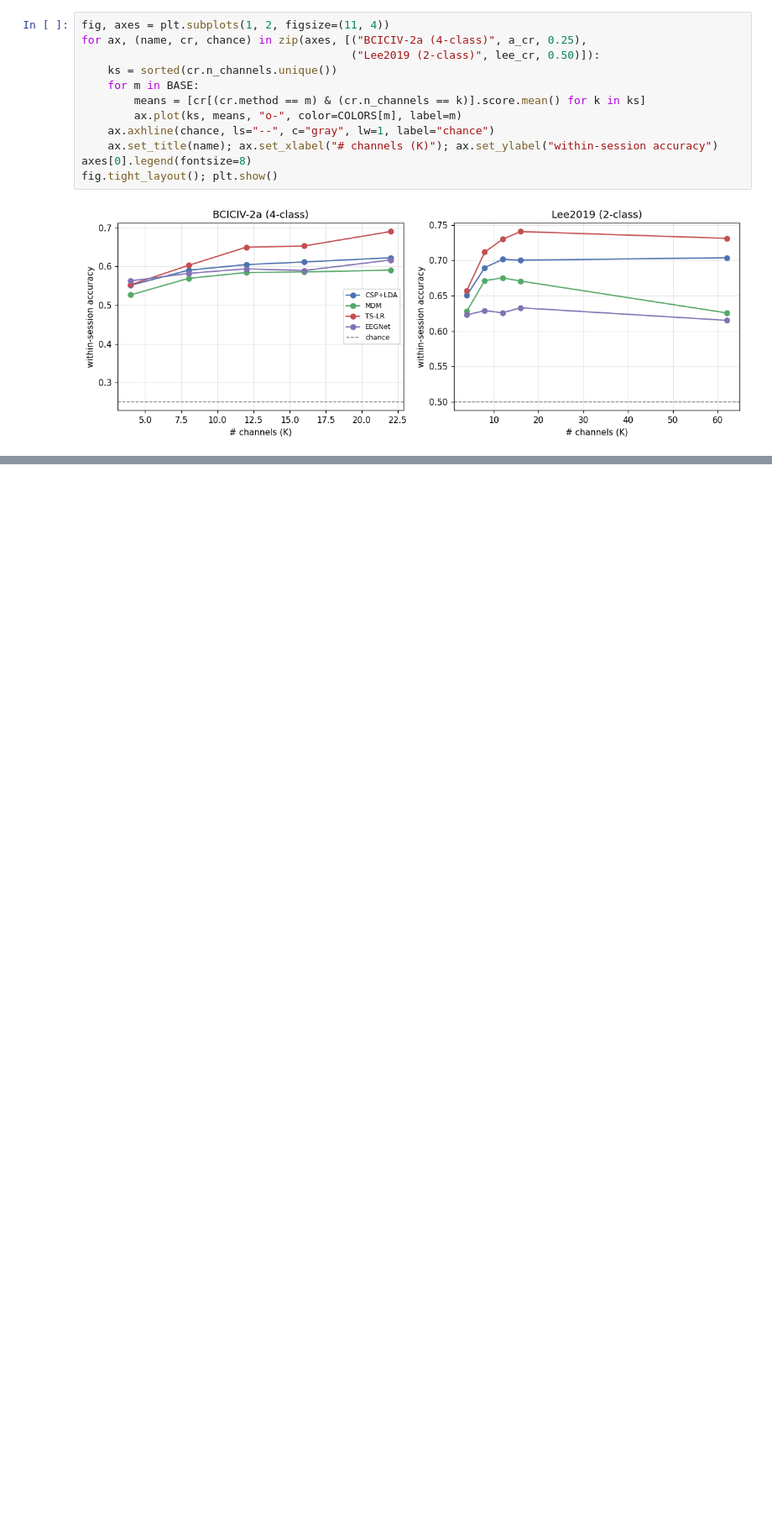
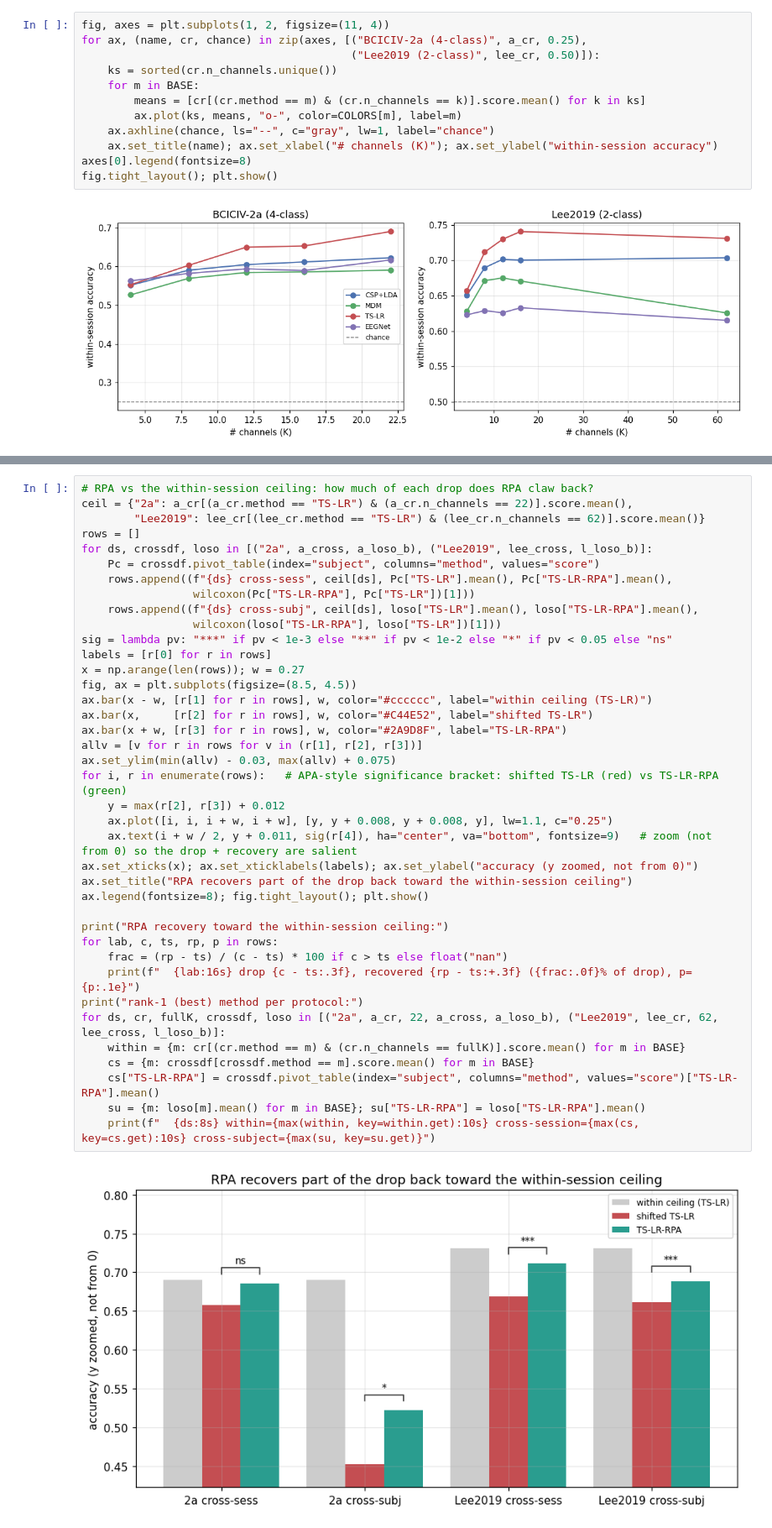
Before and after one commit to Y7sann-Andy/bci-benchmark-mi, a Jupyter notebook: notebooks/results_2a_vs_lee2019.ipynb, the cells around one changed output, grey strips where cells are left out. Shown at 84% size. Saved outputs shown, nothing was run; the diff lists cells and outputs as text; blank space fills up the shorter version.

```diff
--- a/notebooks/results_2a_vs_lee2019.ipynb
+++ b/notebooks/results_2a_vs_lee2019.ipynb
@@ -247,0 +205,41 @@ EEGNet kappa drop 2a->Lee2019: 0.499 -> 0.187 (-63%)
+# %%
+# RPA vs the within-session ceiling: how much of each drop does RPA claw back?
+ceil = {"2a": a_cr[(a_cr.method == "TS-LR") & (a_cr.n_channels == 22)].score.mean(),
+        "Lee2019": lee_cr[(lee_cr.method == "TS-LR") & (lee_cr.n_channels == 62)].score.mean()}
+rows = []
+for ds, crossdf, loso in [("2a", a_cross, a_loso_b), ("Lee2019", lee_cross, l_loso_b)]:
+    Pc = crossdf.pivot_table(index="subject", columns="method", values="score")
+    rows.append((f"{ds} cross-sess", ceil[ds], Pc["TS-LR"].mean(), Pc["TS-LR-RPA"].mean(),
+                 wilcoxon(Pc["TS-LR-RPA"], Pc["TS-LR"])[1]))
+    rows.append((f"{ds} cross-subj", ceil[ds], loso["TS-LR"].mean(), loso["TS-LR-RPA"].mean(),
+                 wilcoxon(loso["TS-LR-RPA"], loso["TS-LR"])[1]))
+sig = lambda pv: "***" if pv < 1e-3 else "**" if pv < 1e-2 else "*" if pv < 0.05 else "ns"
+labels = [r[0] for r in rows]
+x = np.arange(len(rows)); w = 0.27
+fig, ax = plt.subplots(figsize=(8.5, 4.5))
+ax.bar(x - w, [r[1] for r in rows], w, color="#cccccc", label="within ceiling (TS-LR)")
+ax.bar(x,     [r[2] for r in rows], w, color="#C44E52", label="shifted TS-LR")
+ax.bar(x + w, [r[3] for r in rows], w, color="#2A9D8F", label="TS-LR-RPA")
+allv = [v for r in rows for v in (r[1], r[2], r[3])]
+ax.set_ylim(min(allv) - 0.03, max(allv) + 0.075)
+for i, r in enumerate(rows):   # APA-style significance bracket: shifted TS-LR (red) vs TS-LR-RPA (green)
+    y = max(r[2], r[3]) + 0.012
+    ax.plot([i, i, i + w, i + w], [y, y + 0.008, y + 0.008, y], lw=1.1, c="0.25")
+    ax.text(i + w / 2, y + 0.011, sig(r[4]), ha="center", va="bottom", fontsize=9)   # zoom (not from 0) so the drop + recovery are salient
+ax.set_xticks(x); ax.set_xticklabels(labels); ax.set_ylabel("accuracy (y zoomed, not from 0)")
+ax.set_title("RPA recovers part of the drop back toward the within-session ceiling")
+ax.legend(fontsize=8); fig.tight_layout(); plt.show()
+
+print("RPA recovery toward the within-session ceiling:")
+for lab, c, ts, rp, p in rows:
+    frac = (rp - ts) / (c - ts) * 100 if c > ts else float("nan")
+    print(f"  {lab:16s} drop {c - ts:.3f}, recovered {rp - ts:+.3f} ({frac:.0f}% of drop), p={p:.1e}")
+print("rank-1 (best) method per protocol:")
+for ds, cr, fullK, crossdf, loso in [("2a", a_cr, 22, a_cross, a_loso_b), ("Lee2019", lee_cr, 62, lee_cross, l_loso_b)]:
+    within = {m: cr[(cr.method == m) & (cr.n_channels == fullK)].score.mean() for m in BASE}
+    cs = {m: crossdf[crossdf.method == m].score.mean() for m in BASE}
+    cs["TS-LR-RPA"] = crossdf.pivot_table(index="subject", columns="method", values="score")["TS-LR-RPA"].mean()
+    su = {m: loso[m].mean() for m in BASE}; su["TS-LR-RPA"] = loso["TS-LR-RPA"].mean()
+    print(f"  {ds:8s} within={max(within, key=within.get):10s} cross-session={max(cs, key=cs.get):10s} cross-subject={max(su, key=su.get)}")
+# %% [output]
+[figure, added]
```
Also changed, not shown: parts of 43 cells of this notebook, 8 other files.
